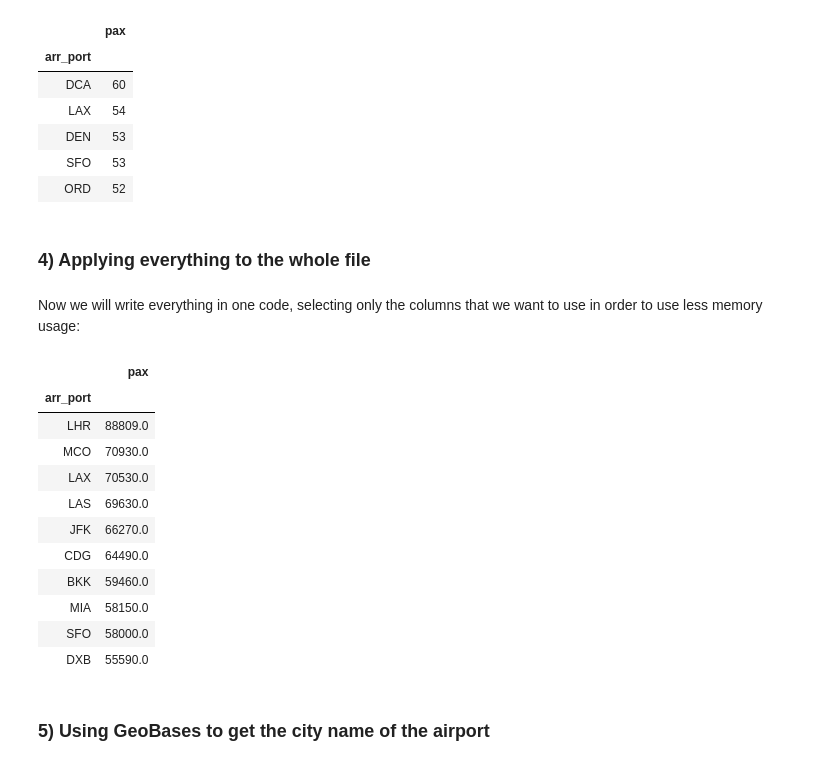
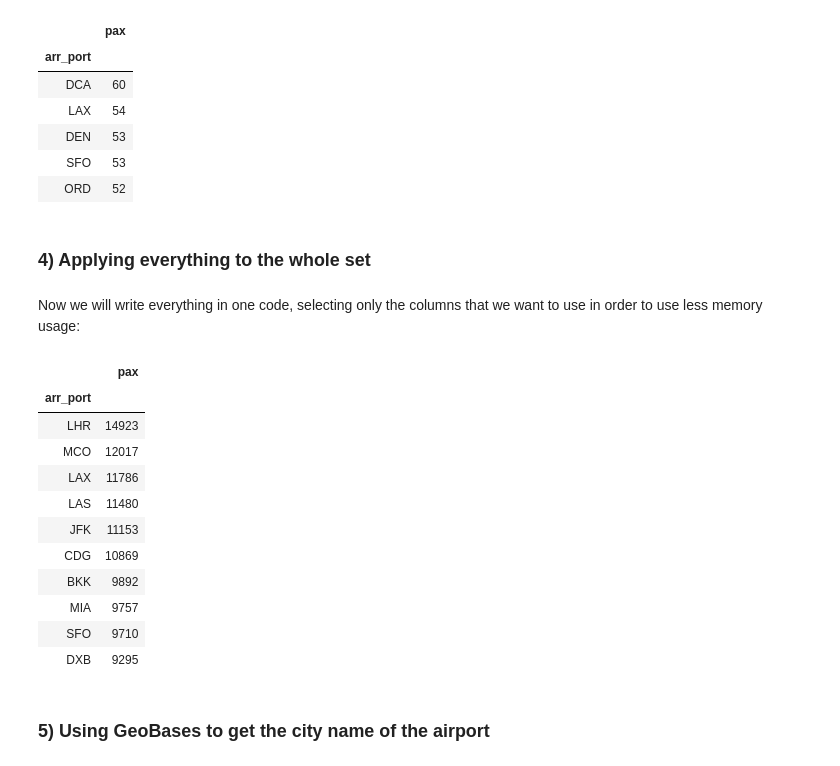
Before and after one commit to JoelDela/Master-Data-Science, a Jupyter notebook: Data_Science_Challenge/Data_Science_Challenge.ipynb, the cells around one changed output. Drawn from its saved outputs; the diff is of its cells as text; code cells hidden in the pictures.

```diff
--- a/Data_Science_Challenge/Data_Science_Challenge.ipynb
+++ b/Data_Science_Challenge/Data_Science_Challenge.ipynb
@@ -180,34 +182,33 @@ top_10_chunk.head()
 | SFO | 53 |
 | ORD | 52 |
 # %% [markdown]
-### 4) Applying everything to the whole file
+### 4) Applying everything to the whole set
 # %% [markdown]
 Now we will write everything in one code, selecting only the columns that we want to use in order to use less memory usage:
 # %%
-bookings_it=pd.read_csv('bookings.csv.bz2',usecols=['pax','arr_port','year'],sep='^',chunksize=10000)
+bookings_it=pd.read_csv('bookings.csv.bz2',usecols=['pax','arr_port','year','off_time           '],sep='^',chunksize=10000)
 
-df=pd.DataFrame()
-
-for dataframe in bookings_it:
-    dataframe.dropna(inplace=True)
-    top_10_chunk=dataframe[dataframe['year']==2013].groupby('arr_port')[['arr_port','pax']].sum()
-    df=df.append(top_10_chunk)    #With this command it will automatically consider 'arr_port' as the index
+bookings=pd.concat(bookings_it,ignore_index=True)
+bookings.dropna(inplace=True)
+bookings.drop_duplicates(inplace=True)
+bookings.columns=bookings.columns.str.strip()
+top_10=bookings.drop(['off_time','year'],axis=1)
 
 top_10=df.groupby('arr_port').sum().sort_values(by='pax',ascending=False)
 top_10.head(10)
 # %% [output]
 |  | pax |
 | arr_port |  |
-| LHR | 88809.0 |
-| MCO | 70930.0 |
-| LAX | 70530.0 |
-| LAS | 69630.0 |
-| JFK | 66270.0 |
-| CDG | 64490.0 |
-| BKK | 59460.0 |
-| MIA | 58150.0 |
-| SFO | 58000.0 |
-| DXB | 55590.0 |
+| LHR | 14923 |
+| MCO | 12017 |
+| LAX | 11786 |
+| LAS | 11480 |
+| JFK | 11153 |
+| CDG | 10869 |
+| BKK | 9892 |
+| MIA | 9757 |
+| SFO | 9710 |
+| DXB | 9295 |
 # %% [markdown]
 ### 5) Using GeoBases to get the city name of the airport
 # %% [markdown]
```
Also changed, not shown: parts of 40 cells of this notebook, 1 other file.
